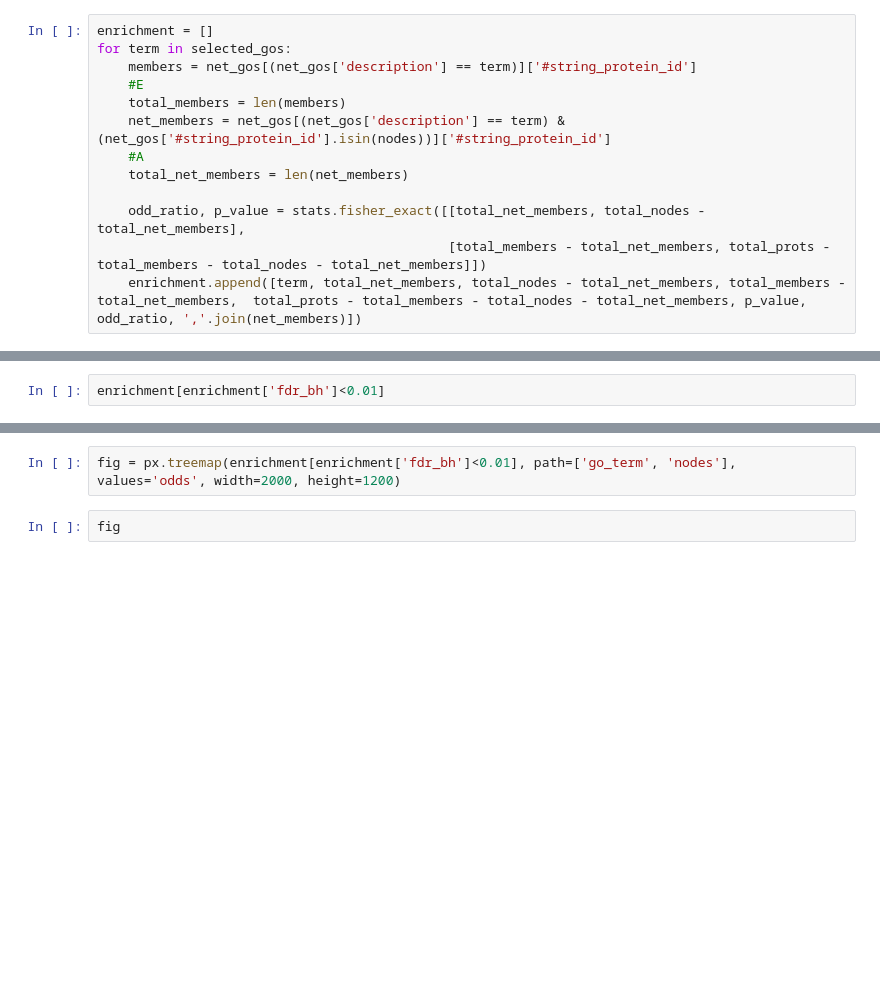
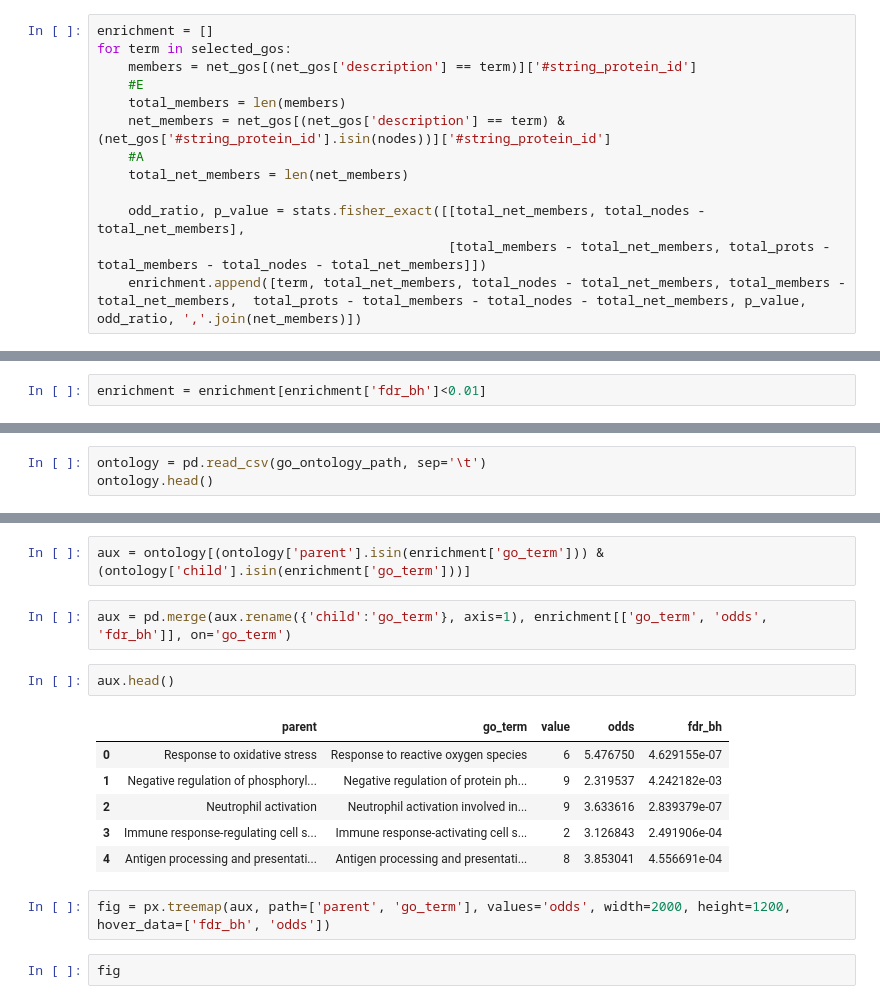
Before and after one commit to Multiomics-Analytics-Group/OrthoHPI2.0, a Jupyter notebook: notebooks/Functional enrichment.ipynb, the cells around one changed output, grey strips where cells are left out. Drawn from its saved outputs; the diff is of its cells as text; blank space fills up the shorter version.

Commit message:
Changes in notebooks and enrichment figures

```diff
--- a/notebooks/Functional enrichment.ipynb
+++ b/notebooks/Functional enrichment.ipynb
@@ -103,2 +115,2 @@ enrichment.shape
 # %%
-enrichment[enrichment['fdr_bh']<0.01]
+enrichment = enrichment[enrichment['fdr_bh']<0.01]
@@ -121,2 +119,5 @@ px.scatter(enrichment[enrichment['fdr_bh']<0.01], x='fdr_bh', y='odds', size='od
 # %% [output]
 [interactive output not drawn]
+# %%
+ontology = pd.read_csv(go_ontology_path, sep='\t')
+ontology.head()
@@ -123,5 +131,18 @@ px.scatter(enrichment[enrichment['fdr_bh']<0.01], x='fdr_bh', y='odds', size='od
+# %%
+aux = ontology[(ontology['parent'].isin(enrichment['go_term'])) & (ontology['child'].isin(enrichment['go_term']))]
+# %%
+aux = pd.merge(aux.rename({'child':'go_term'}, axis=1), enrichment[['go_term', 'odds', 'fdr_bh']], on='go_term')
+# %%
+aux.head()
+# %% [output]
+|  | parent | go_term | value | odds | fdr_bh |
+| 0 | Response to oxidative stress | Response to reactive oxygen species | 6 | 5.476750 | 4.629155e-07 |
+| 1 | Negative regulation of phosphoryl... | Negative regulation of protein ph... | 9 | 2.319537 | 4.242182e-03 |
+| 2 | Neutrophil activation | Neutrophil activation involved in... | 9 | 3.633616 | 2.839379e-07 |
+| 3 | Immune response-regulating cell s... | Immune response-activating cell s... | 2 | 3.126843 | 2.491906e-04 |
+| 4 | Antigen processing and presentati... | Antigen processing and presentati... | 8 | 3.853041 | 4.556691e-04 |
 # %%
-fig = px.treemap(enrichment[enrichment['fdr_bh']<0.01], path=['go_term', 'nodes'], values='odds', width=2000, height=1200)
+fig = px.treemap(aux, path=['parent', 'go_term'], values='odds', width=2000, height=1200, hover_data=['fdr_bh', 'odds'])
 # %%
 fig
 # %% [output]
```
Also changed, not shown: parts of 11 cells of this notebook, 1 other file.
